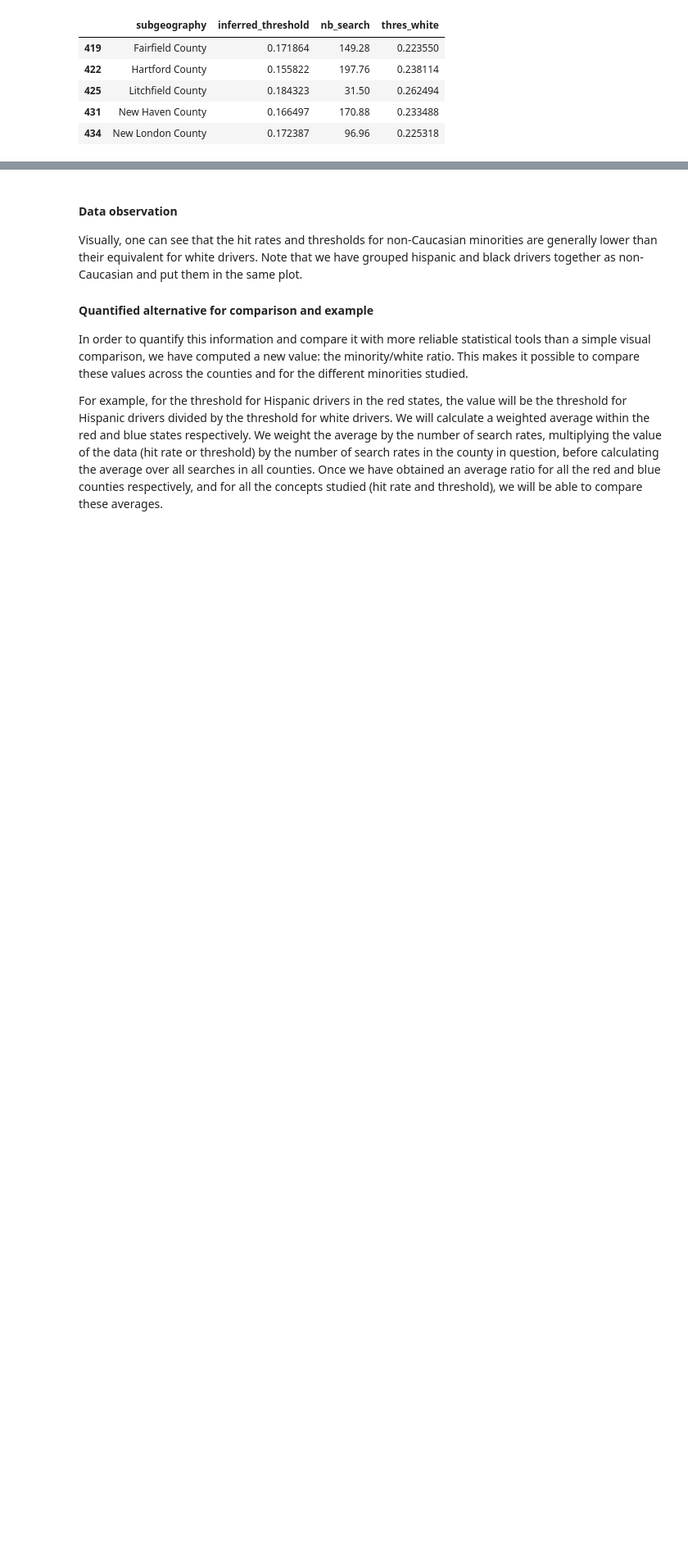
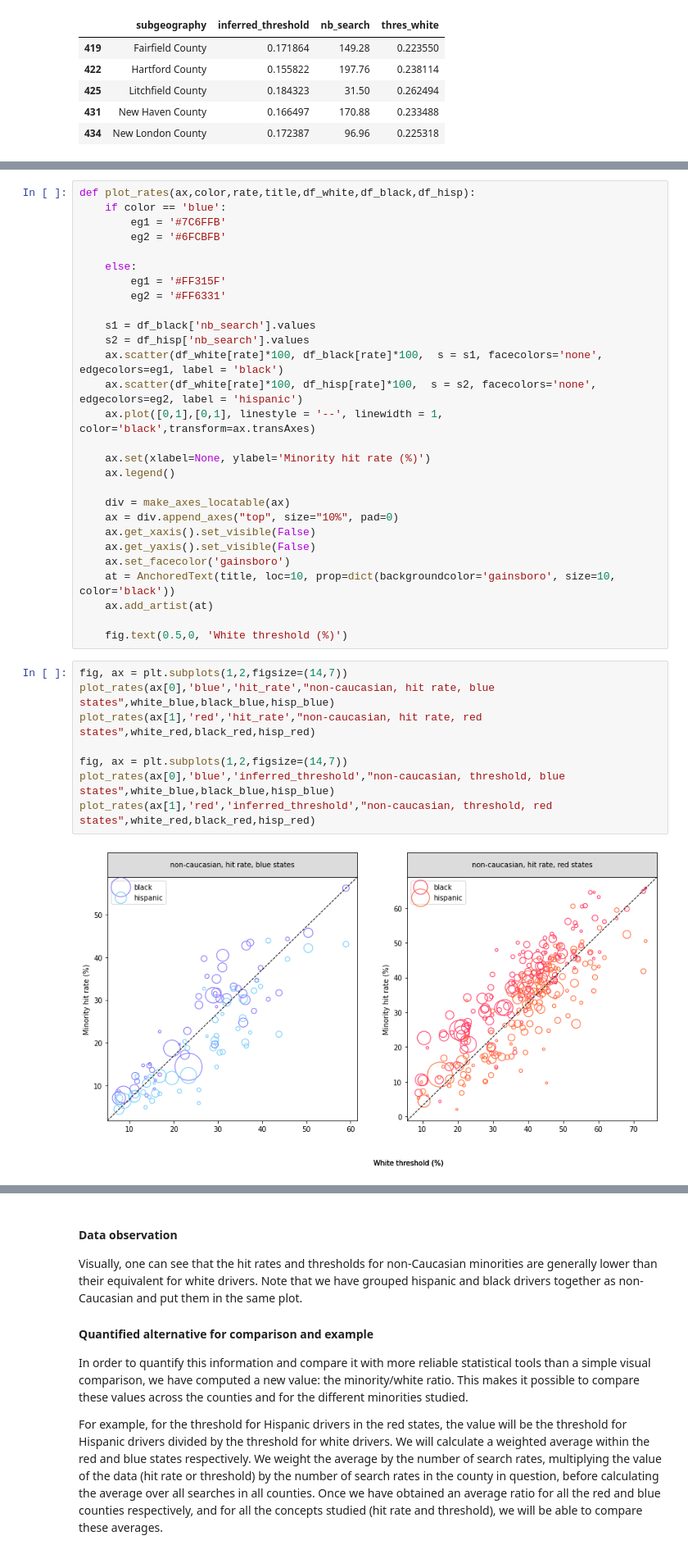
Before and after one commit to epfl-ada/ada-2020-project-milestone-p3-p3_halouma, a Jupyter notebook: extension.ipynb, the cells around one changed output, grey strips where cells are left out. Shown: that part at 82% size. Drawn from its saved outputs; the diff is of its cells as text; blank space fills up the shorter version.

Commit message:
nouveaux plots avec fonction

```diff
--- a/extension.ipynb
+++ b/extension.ipynb
@@ -315,0 +230,38 @@ plt.show()
+# %%
+def plot_rates(ax,color,rate,title,df_white,df_black,df_hisp):
+    if color == 'blue':
+        eg1 = '#7C6FFB'
+        eg2 = '#6FCBFB'
+
+    else:
+        eg1 = '#FF315F'
+        eg2 = '#FF6331'
+
+    s1 = df_black['nb_search'].values
+    s2 = df_hisp['nb_search'].values
+    ax.scatter(df_white[rate]*100, df_black[rate]*100,  s = s1, facecolors='none', edgecolors=eg1, label = 'black')
+    ax.scatter(df_white[rate]*100, df_hisp[rate]*100,  s = s2, facecolors='none', edgecolors=eg2, label = 'hispanic')
+    ax.plot([0,1],[0,1], linestyle = '--', linewidth = 1, color='black',transform=ax.transAxes)
+
+    ax.set(xlabel=None, ylabel='Minority hit rate (%)')
+    ax.legend()
+
+    div = make_axes_locatable(ax)
+    ax = div.append_axes("top", size="10%", pad=0)
+    ax.get_xaxis().set_visible(False)
+    ax.get_yaxis().set_visible(False)
+    ax.set_facecolor('gainsboro')
+    at = AnchoredText(title, loc=10, prop=dict(backgroundcolor='gainsboro', size=10, color='black'))
+    ax.add_artist(at)
+
+    fig.text(0.5,0, 'White threshold (%)')
+# %%
+fig, ax = plt.subplots(1,2,figsize=(14,7))
+plot_rates(ax[0],'blue','hit_rate',"non-caucasian, hit rate, blue states",white_blue,black_blue,hisp_blue)
+plot_rates(ax[1],'red','hit_rate',"non-caucasian, hit rate, red states",white_red,black_red,hisp_red)
+
+fig, ax = plt.subplots(1,2,figsize=(14,7))
+plot_rates(ax[0],'blue','inferred_threshold',"non-caucasian, threshold, blue states",white_blue,black_blue,hisp_blue)
+plot_rates(ax[1],'red','inferred_threshold',"non-caucasian, threshold, red states",white_red,black_red,hisp_red)
+# %% [output]
+[figure, added]
```
Also changed, not shown: parts of 10 cells of this notebook.
